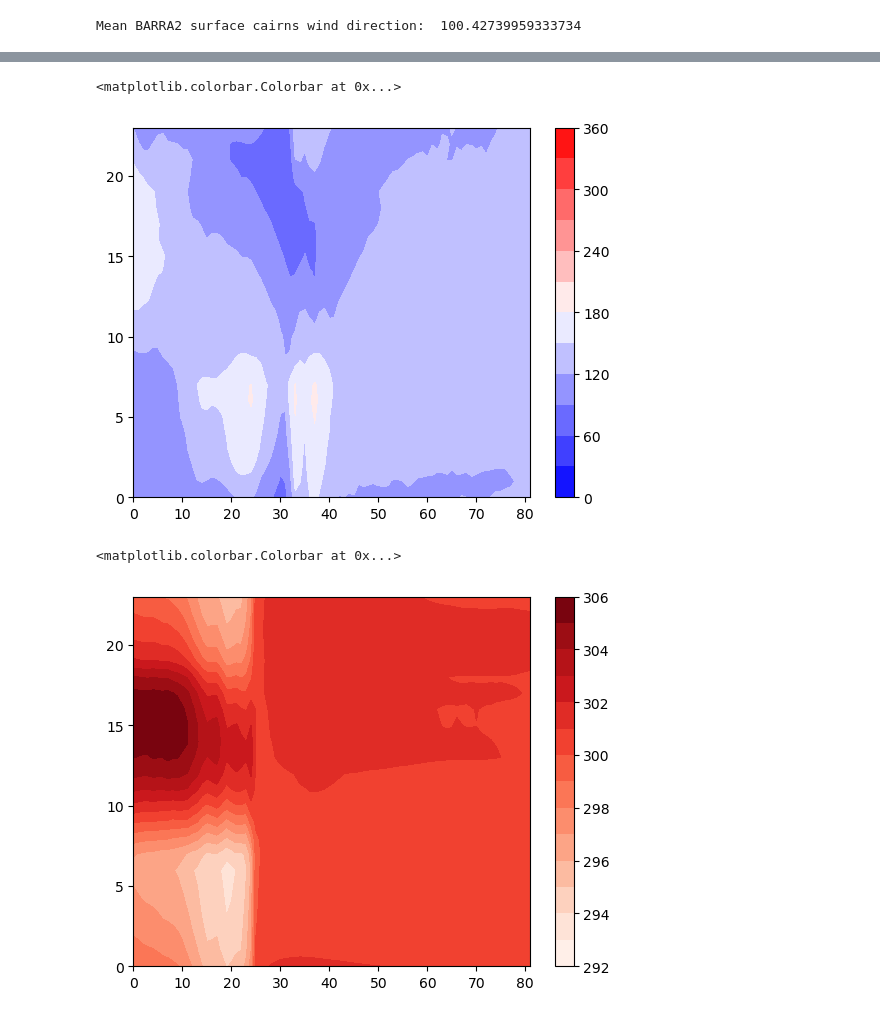
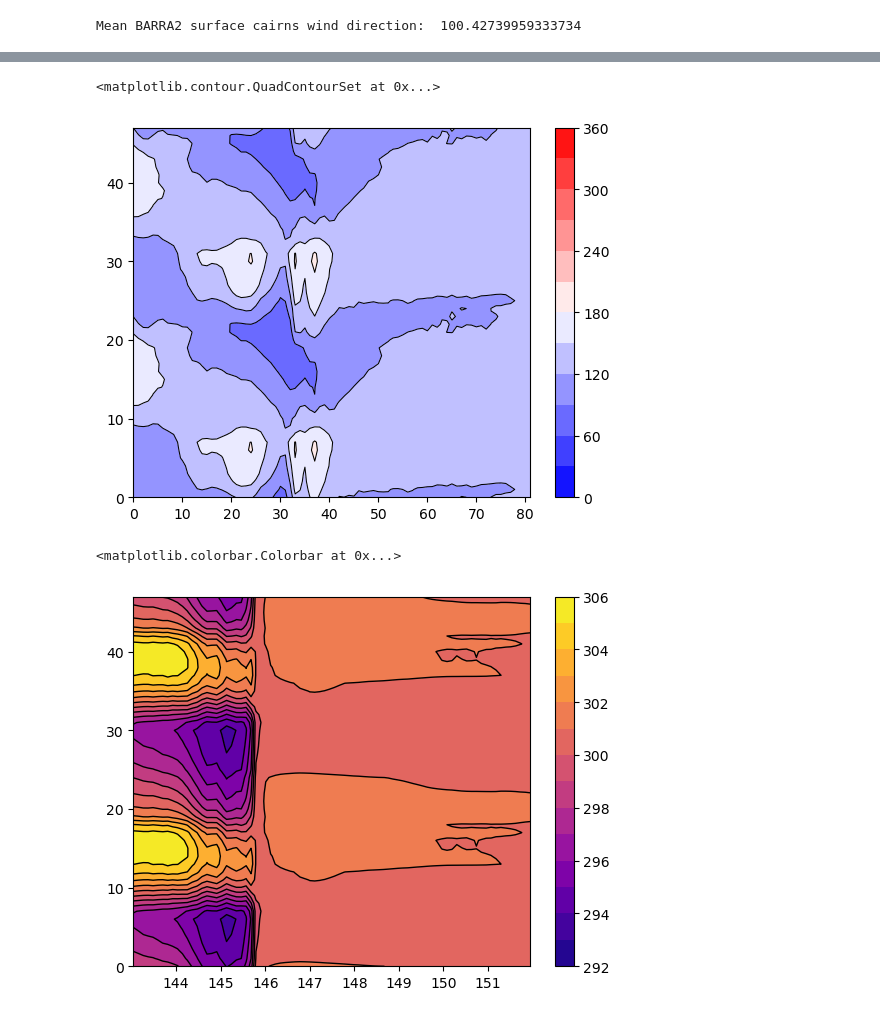
Before and after one commit to alanah-chapman/diurnal-cylces-of-clouds-and-rainfall-over-NE-QLD-during-CBS, a Jupyter notebook: BA_hovmöller-sfc-winds-temp.ipynb, the cells around one changed output, grey strips where cells are left out. Drawn from its saved outputs; the diff is of its cells as text; code cells hidden in the pictures.

```diff
--- a/BA_hovmöller-sfc-winds-temp.ipynb
+++ b/BA_hovmöller-sfc-winds-temp.ipynb
@@ -71,16 +171,21 @@ plt.colorbar(cf)
 # %%
 dir = barra_cairns_sfc.wind_dir.groupby(barra_cairns_sfc.time.dt.hour).mean(dim="time")
 dir_roll = np.roll(dir,shift=10,axis=0)
-cf = plt.contourf(np.arange(0,82,1),np.arange(0,24,1),dir_roll,levels=np.arange(0,390,30),cmap="bwr")
+doubleD = np.concatenate([dir_roll,dir_roll])
+cf = plt.contourf(np.arange(0,82,1),np.arange(0,48,1),doubleD,levels=np.arange(0,390,30),cmap="bwr")
 plt.colorbar(cf)
+plt.contour(np.arange(0,82,1),np.arange(0,48,1),doubleD,levels=np.arange(0,390,30),colors="black",linewidths=0.75)
 # %% [output]
-<matplotlib.colorbar.Colorbar at 0x...>
+<matplotlib.contour.QuadContourSet at 0x...>
-[figure, old version]
+[figure, new version]
 # %%
 temp = barra_cairns_sfc_temp.tas.groupby(barra_cairns_sfc_temp.time.dt.hour).mean(dim="time")
 temp_roll = np.roll(temp,shift=10,axis=0)
-cf = plt.contourf(np.arange(0,82,1),np.arange(0,24,1),temp_roll,levels=np.arange(292,307,1),cmap="Reds")
+double = np.concatenate([temp_roll,temp_roll])
+cf = plt.contourf(barra_cairns_sfc_temp.lon,np.arange(0,48,1),double,levels=np.arange(292,307,1),cmap="plasma")
+plt.contour(barra_cairns_sfc_temp.lon,np.arange(0,48,1),double,levels=np.arange(292,307,1),colors='black',linewidths=1)
 plt.colorbar(cf)
+plt.title('Cairns')
 # %% [output]
 <matplotlib.colorbar.Colorbar at 0x...>
-[figure, old version]
+[figure, new version]
```
Also changed, not shown: parts of 9 cells of this notebook, 3 other files.
